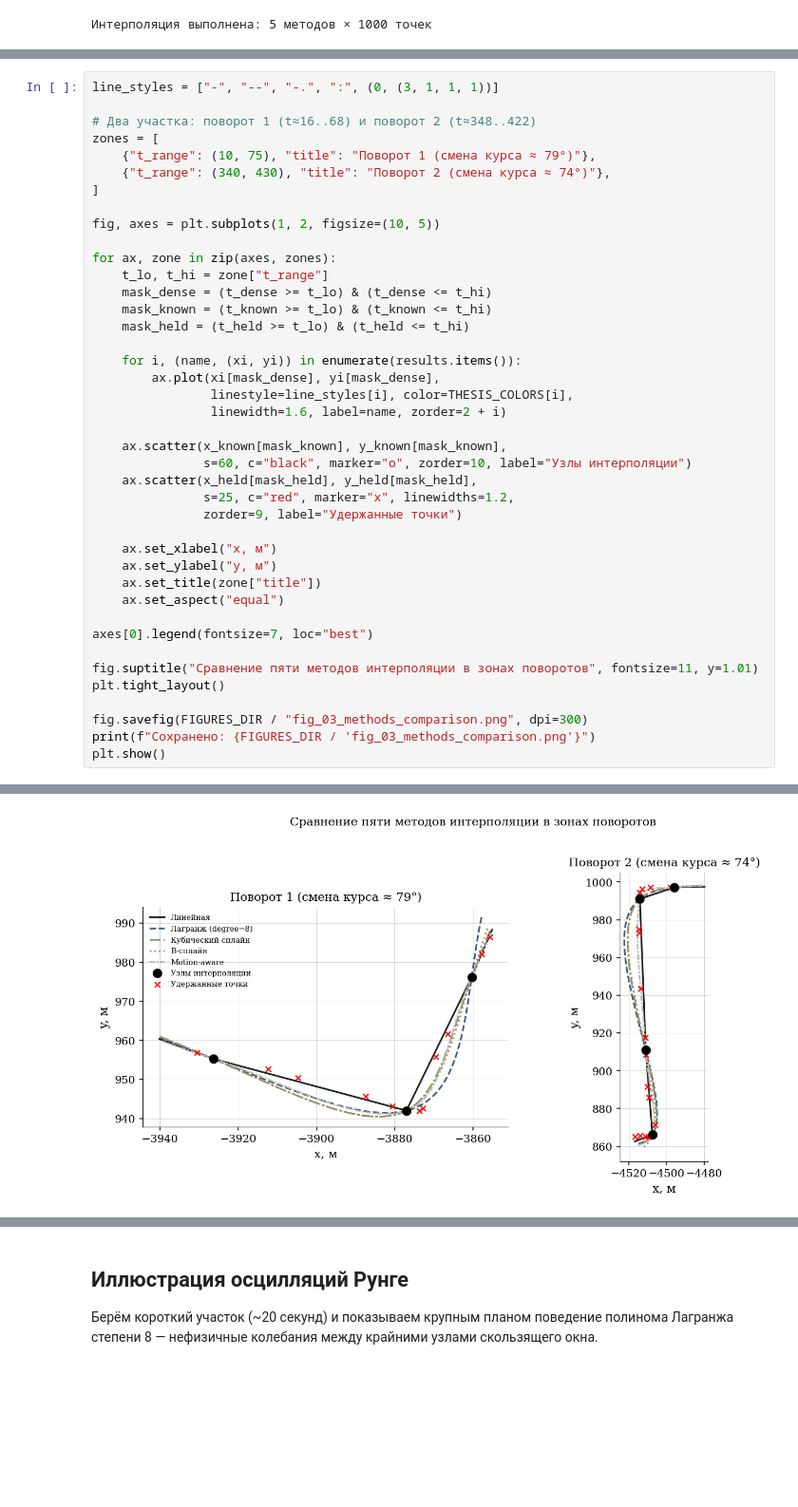
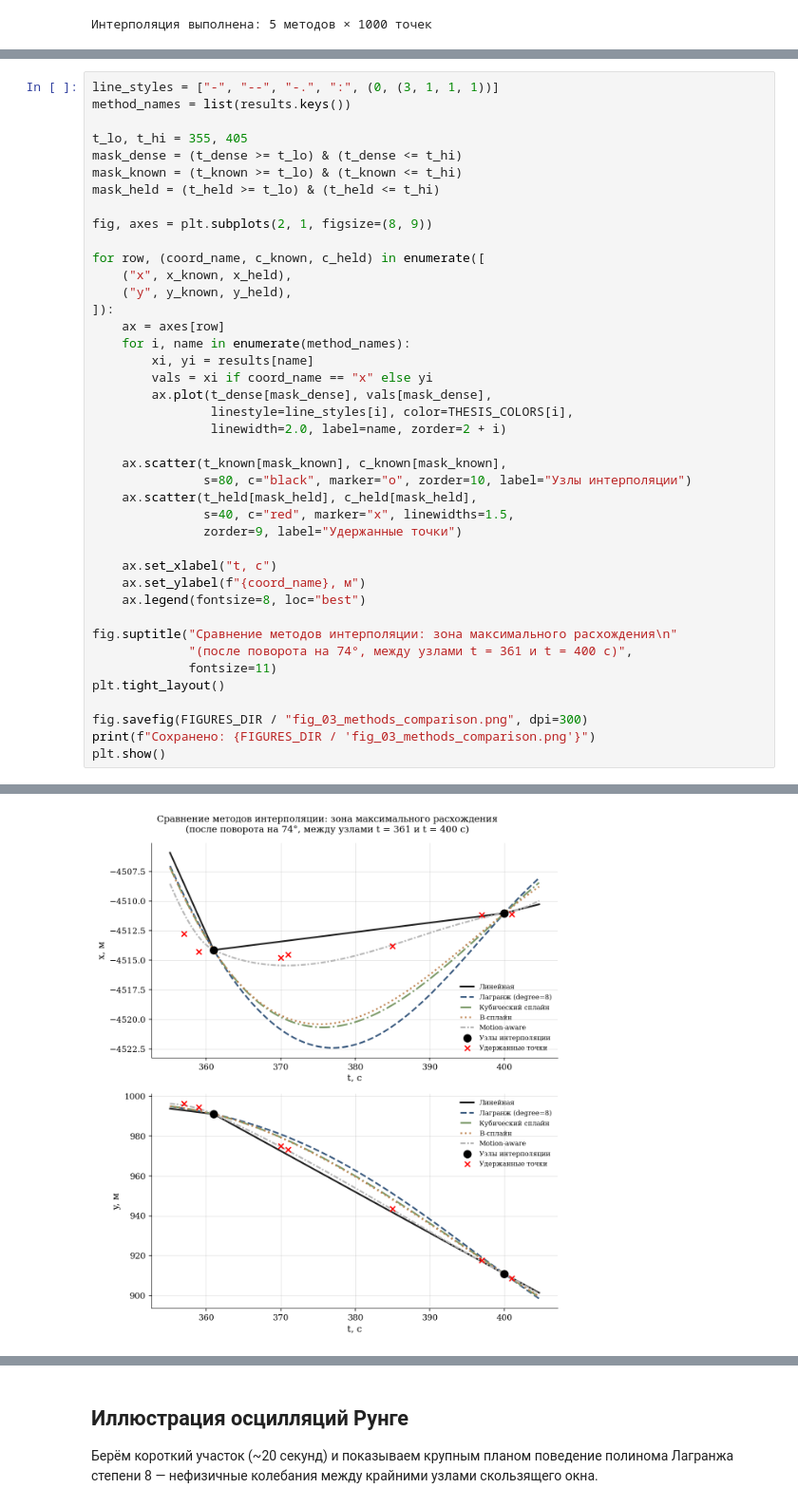
Before and after one commit to vgbhj/regatta-tracker-interpolation-research, a Jupyter notebook: notebooks/02_methods_demo.ipynb, the cells around one changed output, grey strips where cells are left out. Shown at 95% size. Cells and saved outputs as stored; diff of their text form; blank space fills up the shorter version.

Commit message:
Fix graphics

```diff
--- a/notebooks/02_methods_demo.ipynb
+++ b/notebooks/02_methods_demo.ipynb
@@ -92,47 +92,47 @@ print(f"Интерполяция выполнена: {len(results)} методо
 # %%
 line_styles = ["-", "--", "-.", ":", (0, (3, 1, 1, 1))]
+method_names = list(results.keys())
 
-# Два участка: поворот 1 (t≈16..68) и поворот 2 (t≈348..422)
-zones = [
-    {"t_range": (10, 75), "title": "Поворот 1 (смена курса ≈ 79°)"},
-    {"t_range": (340, 430), "title": "Поворот 2 (смена курса ≈ 74°)"},
-]
+t_lo, t_hi = 355, 405
+mask_dense = (t_dense >= t_lo) & (t_dense <= t_hi)
+mask_known = (t_known >= t_lo) & (t_known <= t_hi)
+mask_held = (t_held >= t_lo) & (t_held <= t_hi)
 
-fig, axes = plt.subplots(1, 2, figsize=(10, 5))
+fig, axes = plt.subplots(2, 1, figsize=(8, 9))
 
-for ax, zone in zip(axes, zones):
-    t_lo, t_hi = zone["t_range"]
-    mask_dense = (t_dense >= t_lo) & (t_dense <= t_hi)
-    mask_known = (t_known >= t_lo) & (t_known <= t_hi)
-    mask_held = (t_held >= t_lo) & (t_held <= t_hi)
+for row, (coord_name, c_known, c_held) in enumerate([
+    ("x", x_known, x_held),
+    ("y", y_known, y_held),
+]):
+    ax = axes[row]
+    for i, name in enumerate(method_names):
+        xi, yi = results[name]
+        vals = xi if coord_name == "x" else yi
+        ax.plot(t_dense[mask_dense], vals[mask_dense],
+                linestyle=line_styles[i], color=THESIS_COLORS[i],
+                linewidth=2.0, label=name, zorder=2 + i)
 
-    for i, (name, (xi, yi)) in enumerate(results.items()):
-        ax.plot(xi[mask_dense], yi[mask_dense],
-                linestyle=line_styles[i], color=THESIS_COLORS[i],
-                linewidth=1.6, label=name, zorder=2 + i)
-
-    ax.scatter(x_known[mask_known], y_known[mask_known],
-               s=60, c="black", marker="o", zorder=10, label="Узлы интерполяции")
-    ax.scatter(x_held[mask_held], y_held[mask_held],
-               s=25, c="red", marker="x", linewidths=1.2,
+    ax.scatter(t_known[mask_known], c_known[mask_known],
+               s=80, c="black", marker="o", zorder=10, label="Узлы интерполяции")
+    ax.scatter(t_held[mask_held], c_held[mask_held],
+               s=40, c="red", marker="x", linewidths=1.5,
                zorder=9, label="Удержанные точки")
 
-    ax.set_xlabel("x, м")
-    ax.set_ylabel("y, м")
-    ax.set_title(zone["title"])
-    ax.set_aspect("equal")
+    ax.set_xlabel("t, с")
+    ax.set_ylabel(f"{coord_name}, м")
+    ax.legend(fontsize=8, loc="best")
 
-axes[0].legend(fontsize=7, loc="best")
-
-fig.suptitle("Сравнение пяти методов интерполяции в зонах поворотов", fontsize=11, y=1.01)
+fig.suptitle("Сравнение методов интерполяции: зона максимального расхождения\n"
+             "(после поворота на 74°, между узлами t = 361 и t = 400 с)",
+             fontsize=11)
 plt.tight_layout()
 
 fig.savefig(FIGURES_DIR / "fig_03_methods_comparison.png", dpi=300)
 print(f"Сохранено: {FIGURES_DIR / 'fig_03_methods_comparison.png'}")
 plt.show()
 # %% [output]
 Сохранено: ../results/figures/fig_03_methods_comparison.png
-[figure, old version]
+[figure, new version]
 # %% [markdown]
 ### Наблюдения
 
```
Also changed, not shown: parts of 2 cells of this notebook, 1 other file.
